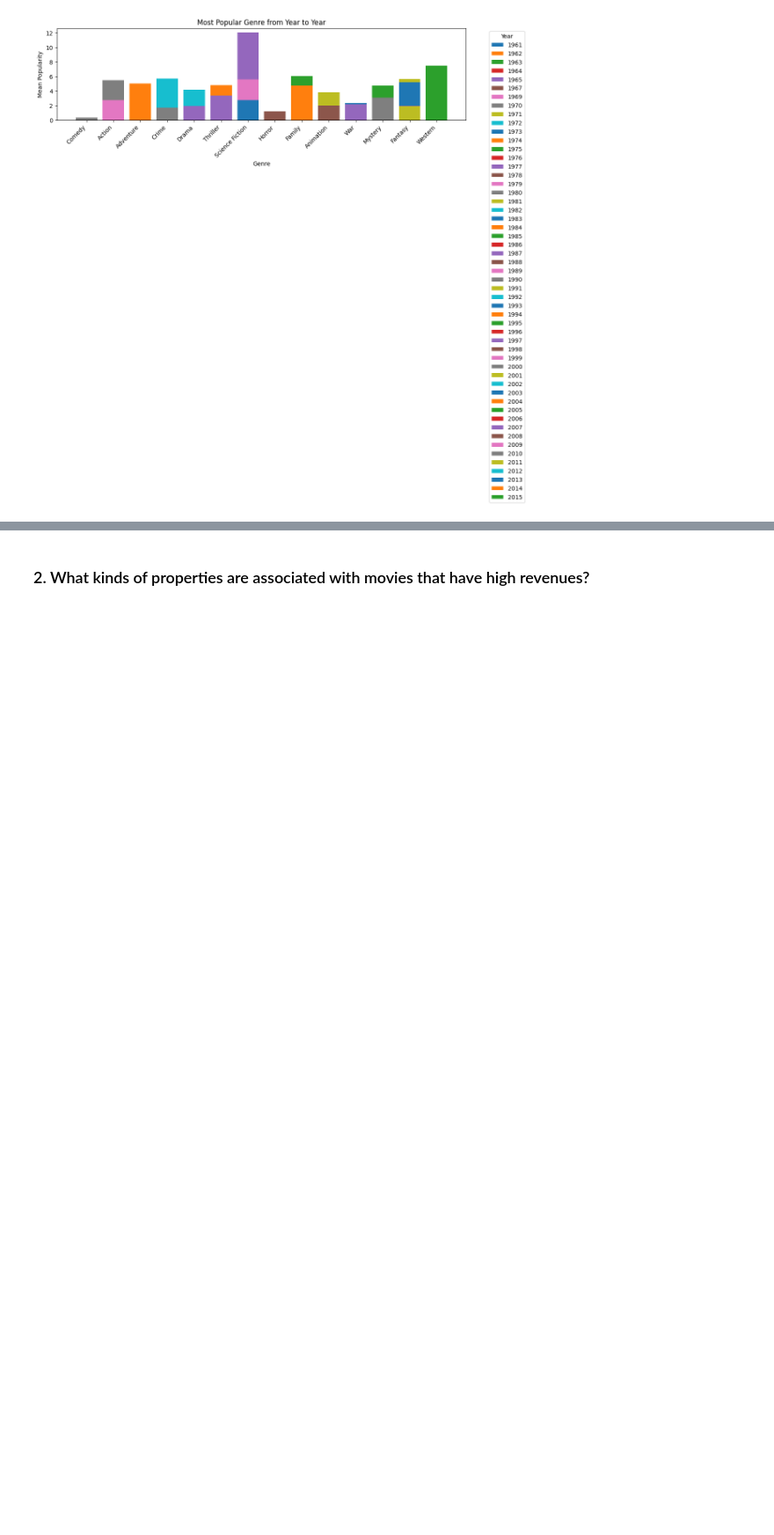
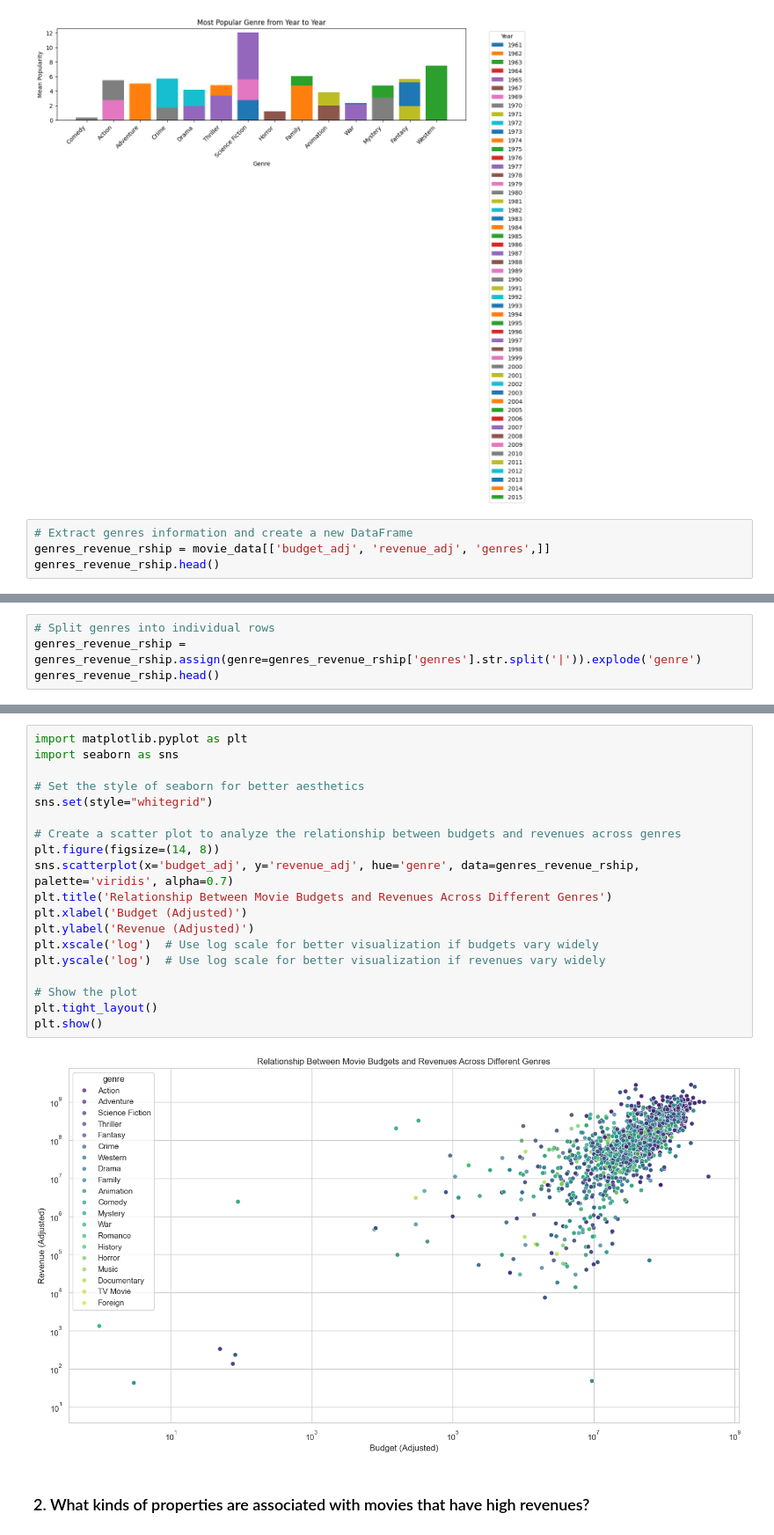
Before and after one commit to adgehTech/Movie_Analysis, a Jupyter notebook: movie_analysis.ipynb, the cells around one changed output, grey strips where cells are left out. Shown at 88% size. Drawn from its saved outputs; the diff is of its cells as text; blank space fills up the shorter version.

```diff
--- a/movie_analysis.ipynb
+++ b/movie_analysis.ipynb
@@ -453,3 +459,7 @@ plt.tight_layout()
 plt.show()
 # %% [output]
 [figure]
+# %%
+# Extract genres information and create a new DataFrame
+genres_revenue_rship = movie_data[['budget_adj', 'revenue_adj', 'genres',]]
+genres_revenue_rship.head()
@@ -455,0 +473,4 @@ plt.show()
+# %%
+# Split genres into individual rows
+genres_revenue_rship = genres_revenue_rship.assign(genre=genres_revenue_rship['genres'].str.split('|')).explode('genre')
+genres_revenue_rship.head()
@@ -456,3 +484,24 @@ plt.show()
+# %%
+import matplotlib.pyplot as plt
+import seaborn as sns
+
+# Set the style of seaborn for better aesthetics
+sns.set(style="whitegrid")
+
+# Create a scatter plot to analyze the relationship between budgets and revenues across genres
+plt.figure(figsize=(14, 8))
+sns.scatterplot(x='budget_adj', y='revenue_adj', hue='genre', data=genres_revenue_rship, palette='viridis', alpha=0.7)
+plt.title('Relationship Between Movie Budgets and Revenues Across Different Genres')
+plt.xlabel('Budget (Adjusted)')
+plt.ylabel('Revenue (Adjusted)')
+plt.xscale('log')  # Use log scale for better visualization if budgets vary widely
+plt.yscale('log')  # Use log scale for better visualization if revenues vary widely
+
+# Show the plot
+plt.tight_layout()
+plt.show()
+# %% [output]
+[figure, added]
 # %% [markdown]
 <a id='secondQuestion'></a>
 ### 2. What kinds of properties are associated with movies that have high revenues?
```
Also changed, not shown: parts of 13 cells of this notebook.
